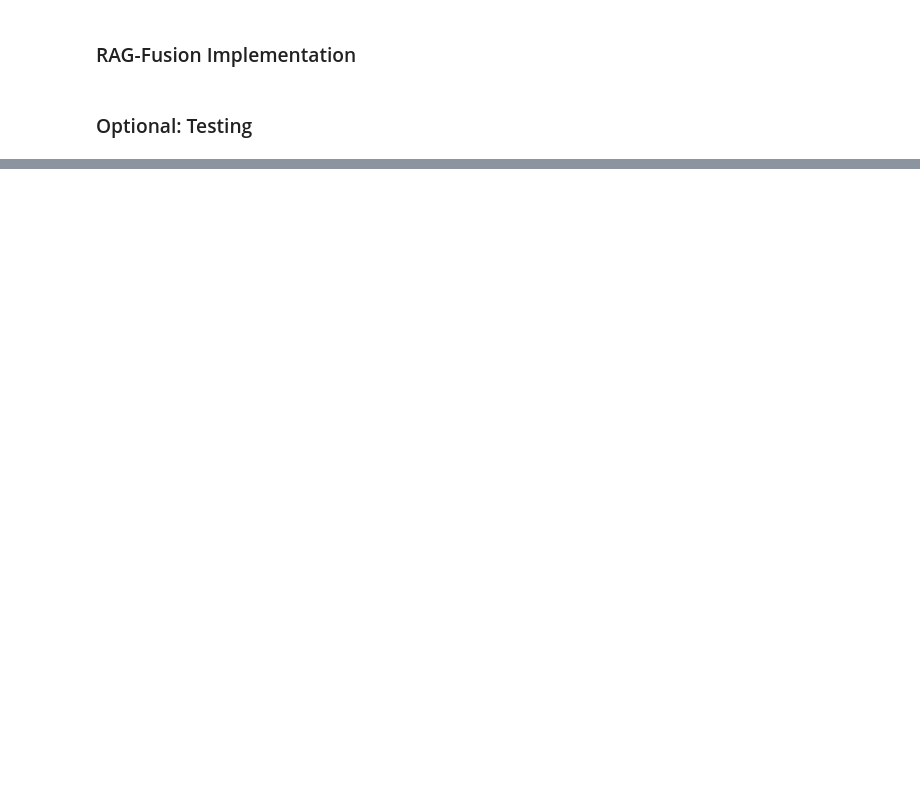
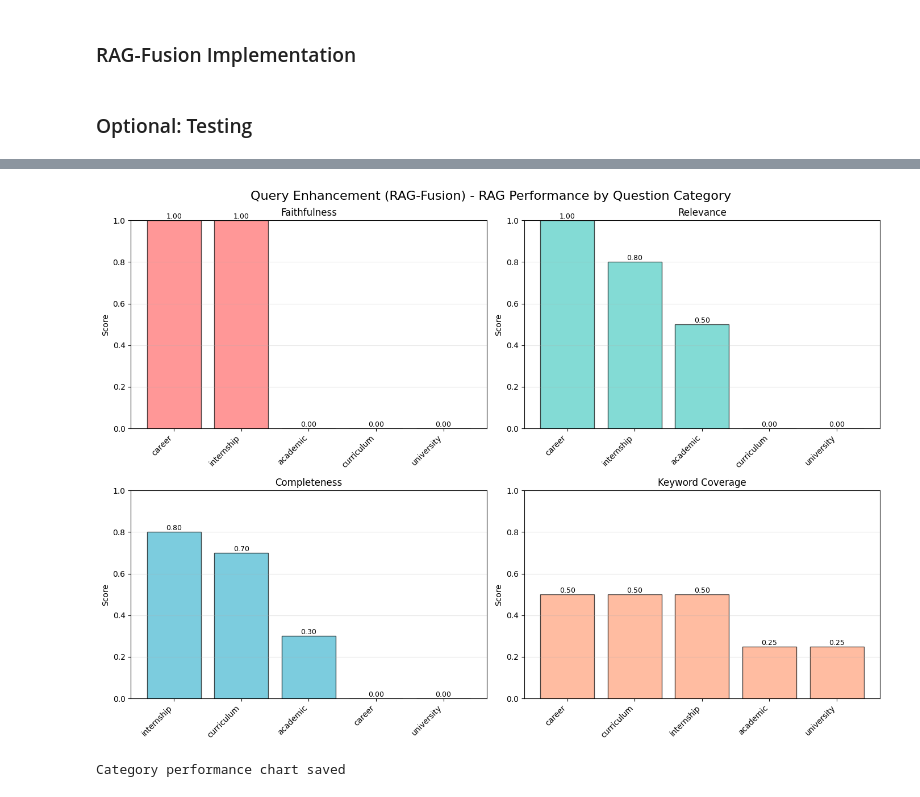
Before and after one commit to marcuskwanth/Virtual-Academic-Advisor-with-RAG, a Jupyter notebook: Code_LLM/1_QUERY_ENHANCE/RAG_Fusion/1_ragfusion_query_enhance.ipynb, the cells around one changed output, grey strips where cells are left out. Drawn from its saved outputs; the diff is of its cells as text; code cells hidden in the pictures; blank space fills up the shorter version.

```diff
--- a/Code_LLM/1_QUERY_ENHANCE/RAG_Fusion/1_ragfusion_query_enhance.ipynb
+++ b/Code_LLM/1_QUERY_ENHANCE/RAG_Fusion/1_ragfusion_query_enhance.ipynb
@@ -186,0 +697,32 @@ print(f"\nPlease see Langsmith for the full details of the execution trace.\n")
+# %%
+# Visualization 2: Performance by Category
+fig, axes = plt.subplots(2, 2, figsize=(14, 10))
+fig.suptitle(f'{proj_name} - RAG Performance by Question Category', fontsize=16)
+
+metrics = ['faithfulness', 'relevance', 'completeness', 'keyword_coverage']
+titles = ['Faithfulness', 'Relevance', 'Completeness', 'Keyword Coverage']
+
+for idx, (metric, title) in enumerate(zip(metrics, titles)):
+    ax = axes[idx // 2, idx % 2]
+    category_scores = df_results.groupby('category')[metric].mean().sort_values(ascending=False)
+
+    bars = ax.bar(range(len(category_scores)), category_scores.values, color=colors[idx], alpha=0.7, edgecolor='black')
+    ax.set_xticks(range(len(category_scores)))
+    ax.set_xticklabels(category_scores.index, rotation=45, ha='right')
+    ax.set_ylabel('Score')
+    ax.set_title(title)
+    ax.set_ylim(0, 1)
+    ax.grid(axis='y', alpha=0.3)
+
+    for bar in bars:
+        height = bar.get_height()
+        ax.text(bar.get_x() + bar.get_width()/2., height, f'{height:.2f}', ha='center', va='bottom', fontsize=9)
+
+plt.tight_layout()
+plt.savefig('Evaluation/rag_category_performance.png', dpi=300, bbox_inches='tight')
+plt.show()
+
+print("Category performance chart saved")
+# %% [output]
+[figure, added]
+Category performance chart saved
```
Also changed, not shown: parts of 20 cells of this notebook, 28 other files.
